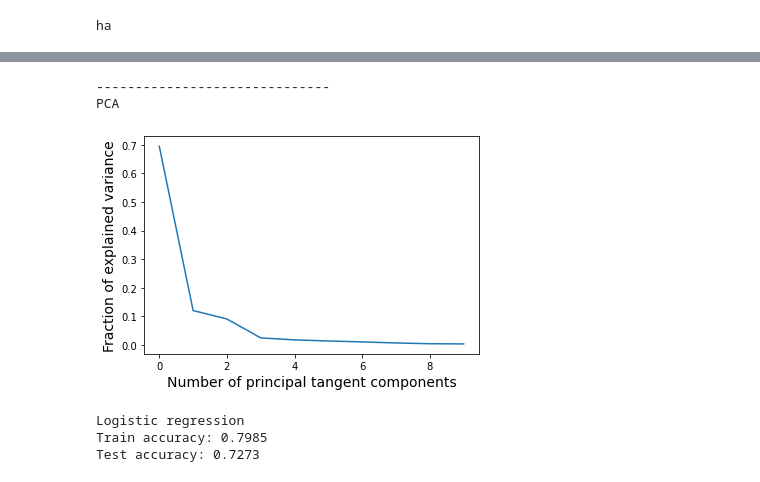
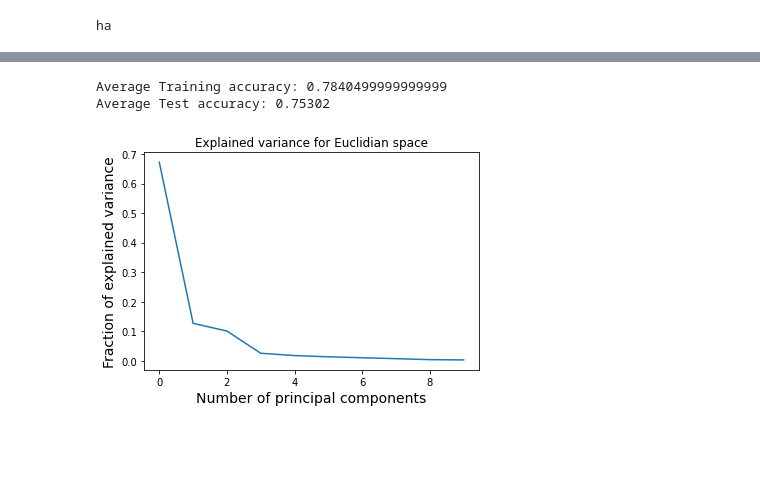
Before and after one commit to abhijithatreyat/geomstats_project, a Jupyter notebook: notebook_hw4.ipynb, the cells around one changed output, grey strips where cells are left out. Saved outputs shown, nothing was run; the diff lists cells and outputs as text; code cells hidden in the pictures; blank space fills up the shorter version.

```diff
--- a/notebook_hw4.ipynb
+++ b/notebook_hw4.ipynb
@@ -277,24 +252,40 @@ class LogReg:
 # %%
-from sklearn.model_selection import train_test_split
-X_train, X_test, y_train, y_test = train_test_split(dataset,labels,train_size=0.8)
-nsamples, nx, ny = X_train.shape
-X_train = X_train.reshape((nsamples,nx*ny))
-nsamples, nx, ny = X_test.shape
-X_test = X_test.reshape((nsamples,nx*ny))
+
+def Euclidian_LR (dataset, labels):
+    X_train, X_test, y_train, y_test = train_test_split(dataset,labels,train_size=0.8)
+    nsamples, nx, ny = X_train.shape
+    X_train = X_train.reshape((nsamples,nx*ny))
+    nsamples, nx, ny = X_test.shape
+    X_test = X_test.reshape((nsamples,nx*ny))
+
+    # PCA + LR on euclidian space
+    pca = run_PCA(X_train, X_test, n_components=10)
+    X_train_pca, X_test_pca, pca = pca.run()
+
+    lr = LogReg(X_train=X_train_pca, X_test=X_test_pca, y_train=y_train, y_test=y_test)
+    lr.train_model()
+    train_acc, test_acc = lr.test_model()
+    return train_acc, test_acc , pca
-# %%
-# PCA + LR on euclidian space
-pca = run_PCA(X_train, X_test, n_components=10)
-X_train_pca, X_test_pca = pca.run()
-# %% [output]
-------------------------------
-PCA
-[figure, removed]
-# %%
-lr = LogReg(X_train=X_train_pca, X_test=X_test_pca, y_train=y_train, y_test=y_test)
-lr.train_model()
-lr.test_model()
-# %% [output]
-Logistic regression
-Train accuracy: 0.7985
-Test accuracy: 0.7273
+# %%
+# TODO Take into main notebook
+train_acc_avg = list()
+test_acc_avg = list()
+
+for i in range(10):
+    train_acc, test_acc , pca = Euclidian_LR(dataset,labels)
+    train_acc_avg.append(train_acc)
+    test_acc_avg.append(test_acc)
+
+plt.figure()
+plt.plot(pca.explained_variance_ratio_)
+plt.xlabel("Number of principal components", size=14)
+plt.ylabel("Fraction of explained variance", size=14);
+plt.title("Explained variance for Euclidian space")
+
+print("Average Training accuracy: " + str(np.mean(train_acc_avg)))
+print("Average Test accuracy: " + str(np.mean(test_acc_avg)))
+# %% [output]
+Average Training accuracy: 0.7840499999999999
+Average Test accuracy: 0.75302
+[figure, added]
 # %%
```
Also changed, not shown: parts of 18 cells of this notebook.
